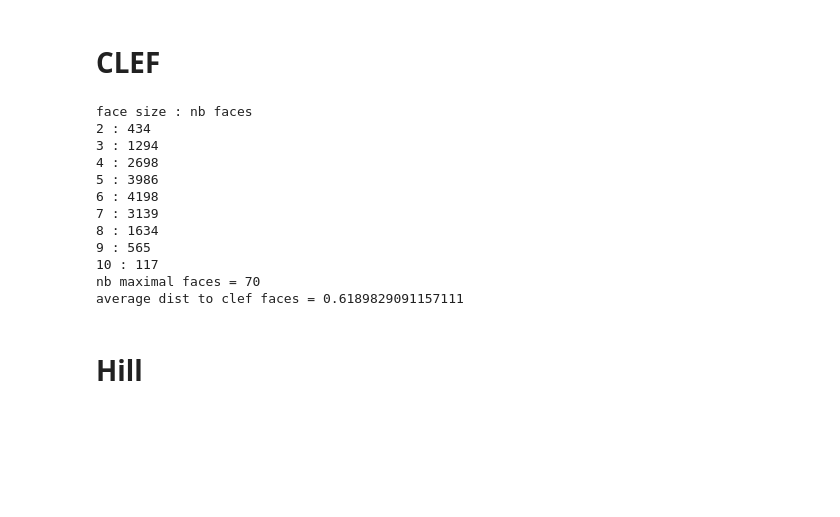
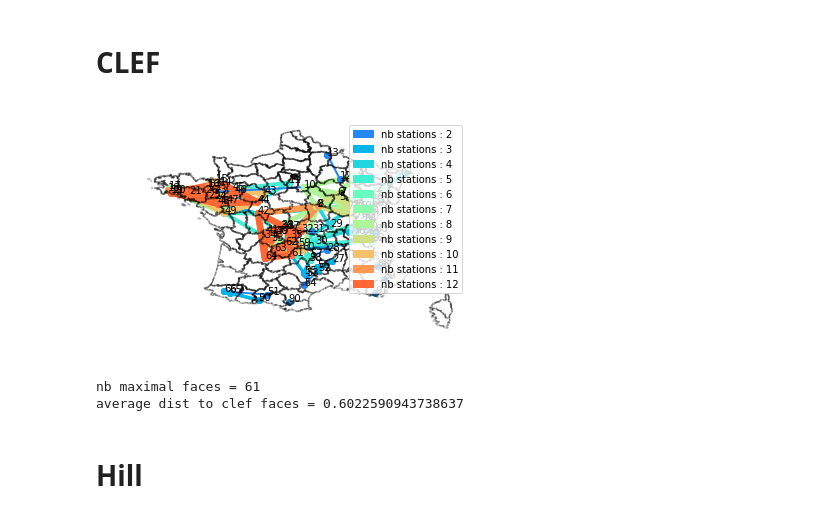
Before and after one commit to mchiapino/extreme_groups_features, a Jupyter notebook: experiments_with_hydro_data.ipynb, the cells around one changed output. Drawn from its saved outputs; the diff is of its cells as text; code cells hidden in the pictures; blank space fills up the shorter version.

```diff
--- a/experiments_with_hydro_data.ipynb
+++ b/experiments_with_hydro_data.ipynb
@@ -40,22 +40,13 @@ nb extreme points test = 260
 # CLEF
 # %%
 faces_clf = clf.clef(V_train, R, kappa_min=0.2)
-#hm.map_visualisation(faces_clf, dim)  # visualization of the groups of gauging stations on french map
+hm.map_visualisation(faces_clf, dim)  # visualization of the groups of gauging stations on french map
 print(f'nb maximal faces = {len(faces_clf)}')
 print(f'average dist to clef faces = {ut.levenshtein_faces_radius(faces_clf, R, V_test)}')
 # %% [output]
+[figure, added]
-face size : nb faces
-2 : 434
-3 : 1294
-4 : 2698
-5 : 3986
-6 : 4198
-7 : 3139
-8 : 1634
-9 : 565
-10 : 117
-nb maximal faces = 70
-average dist to clef faces = 0.6189829091157111
+nb maximal faces = 61
+average dist to clef faces = 0.6022590943738637
 # %% [markdown]
 # Hill
 # %%
```
Also changed, not shown: parts of 6 cells of this notebook, 5 other files.
